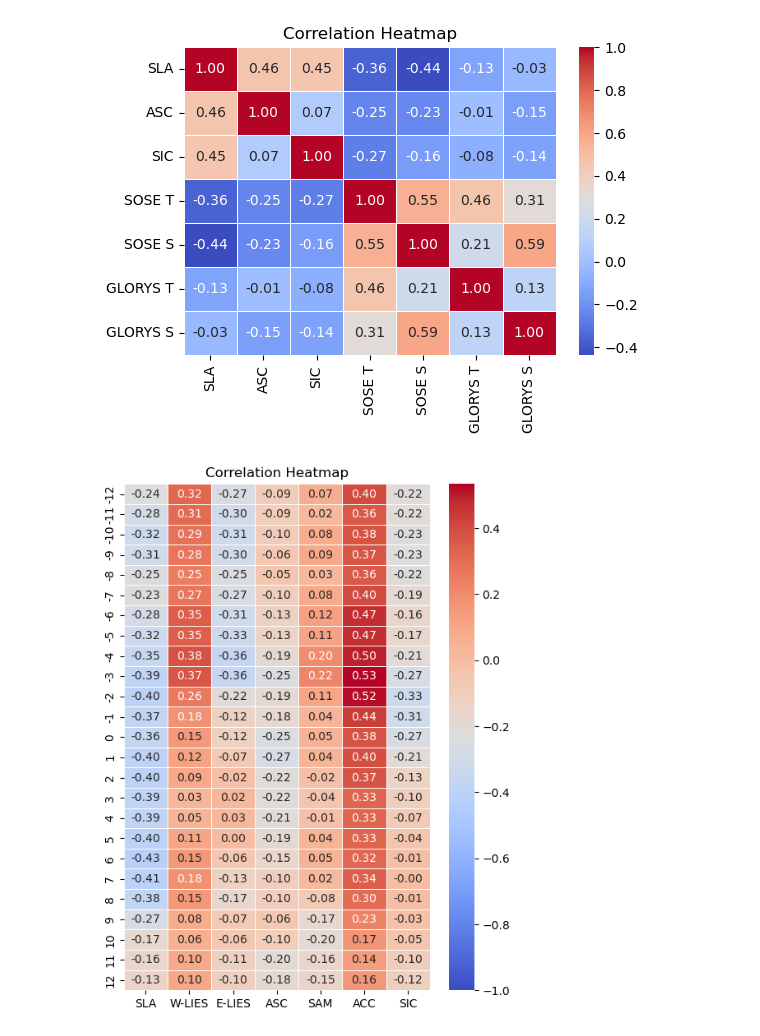
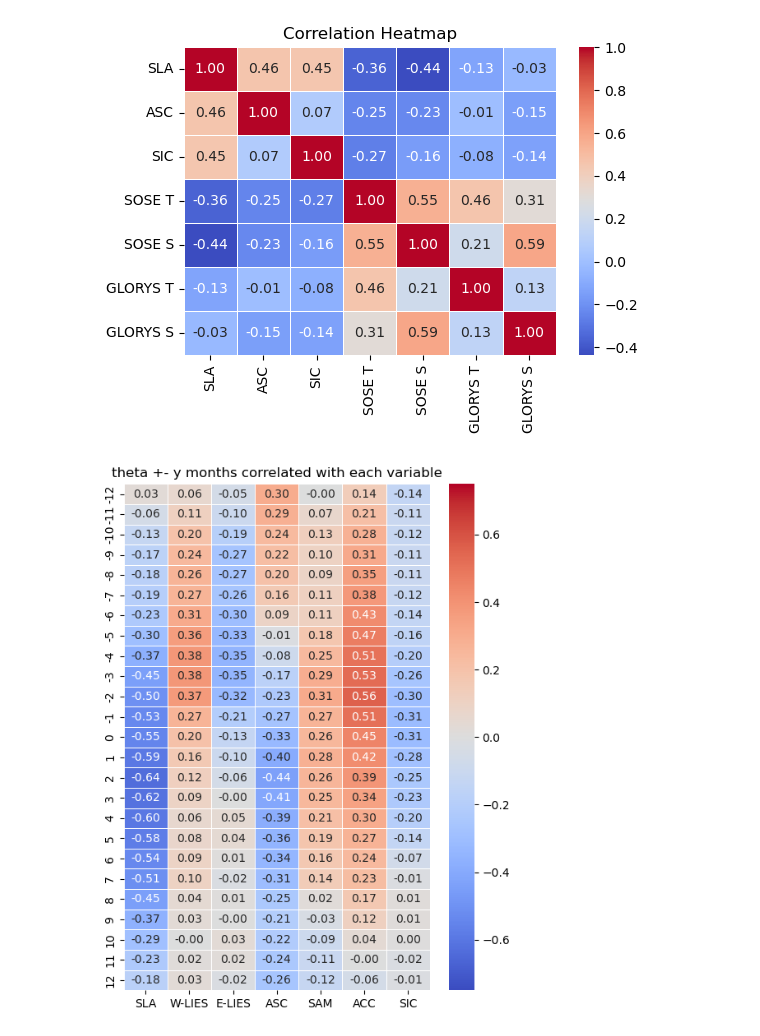
Before and after one commit to eejco/thesis_c3, a Jupyter notebook: slope_index.ipynb, the cells around one changed output. Cells and saved outputs as stored; diff of their text form; code cells hidden in the pictures.

```diff
--- a/slope_index.ipynb
+++ b/slope_index.ipynb
@@ -229,8 +389,17 @@ plt.show()
 #repeat with extra plots
 sose140 = xr.open_dataset('sose_shelf_140.nc')
 sose145 = xr.open_dataset('sose_shelf_145.nc')
+# %%
+sigdiff = xr.open_dataarray('sigdiff.nc')
 # %%
-vars = [cssh,asc,sam,csic,sose145.THETA.mean(['Z','YC']),sose145.SALT.mean(['Z','YC'])]
+vars_ = [cssh,asc,acc,sam,csic,sose145.THETA.integrate('Z').mean(['YC']),sose145.SALT.integrate('Z').mean(['YC']),sigdiff,gyre_index,gssh]
+vars = []
+
+# get seasonal anoms
+for var in vars_:
+    varcmt = var.groupby('time.month').mean()
+    vars.append(var.groupby('time.month') - varcmt)
+
 cmat = np.empty((len(vars),len(vars)))
 pmat = np.empty((len(vars),len(vars)))
 
@@ -290,10 +490,15 @@ plt.title("Correlation Heatmap")
 plt.show()
 # %% [output]
 [figure]
+# %%
+ssal = sose145.SALT.sel(Z=slice(0,-500)).mean(['Z','YC'])
+sthe = sose145.THETA.sel(Z=slice(0,-500)).mean(['Z','YC'])
 # %%
 
-var1 = sose145.THETA.mean(['Z','YC'])
-vars = [cssh,westl,eastl,asc,sam,acc,csic]
+var1 = fns.seasonal_anomaly(ssal)# sose145.SALT.integrate('Z').mean(['YC']
+vars = [fns.seasonal_anomaly(var) for var in [cssh,westl,eastl,asc,sam,acc,csic]]
+
+
 lags = np.arange(-12,13,1)
 cmat = np.empty((len(vars),len(lags)))
 pmat = np.empty((len(vars),len(lags)))
@@ -303,15 +508,18 @@ ts = cssh.time[0]
 
 for i,v in enumerate(vars):
     for j,w in enumerate(lags):
-        vw, wv = xr.align(v,var1.shift({'time':w}))
+        var1_shifted = var1.assign_coords(
+            time=pd.to_datetime(var1.time.values) + pd.DateOffset(months=w)
+        )
+        vw, wv = xr.align(v,var1_shifted)#.shift({'time':w}))
         cmat[i][j] = xr.corr(vw,wv).item()
         pmat[i][j] = pearsonr(vw, wv)[1]
 # %%
 matt = pd.DataFrame(cmat.T,columns=['SLA','W-LIES','E-LIES','ASC','SAM','ACC','SIC'],index=[str(n) for n in lags])
 # %%
 plt.figure(figsize=(6,8))
-sns.heatmap(matt, annot=True, cmap="coolwarm", fmt=".2f", linewidths=0.5, vmin=-1)
-plt.title("Correlation Heatmap")
+sns.heatmap(matt, annot=True, cmap="coolwarm", fmt=".2f", linewidths=0.5, vmin=-0.75,vmax=0.75)
+plt.title("theta +- y months correlated with each variable")
 plt.show()
 # %% [output]
-[figure, old version]
+[figure, new version]
```
Also changed, not shown: parts of 28 cells of this notebook, 10 other files.
